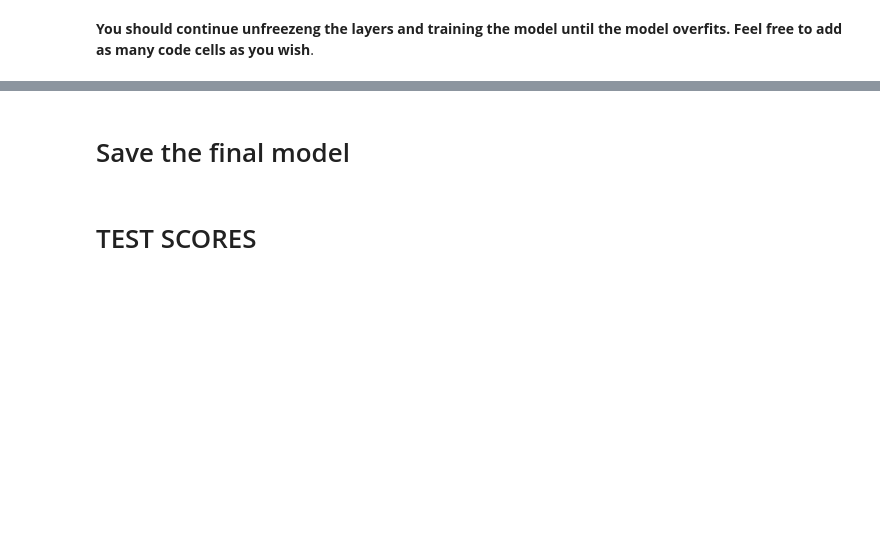
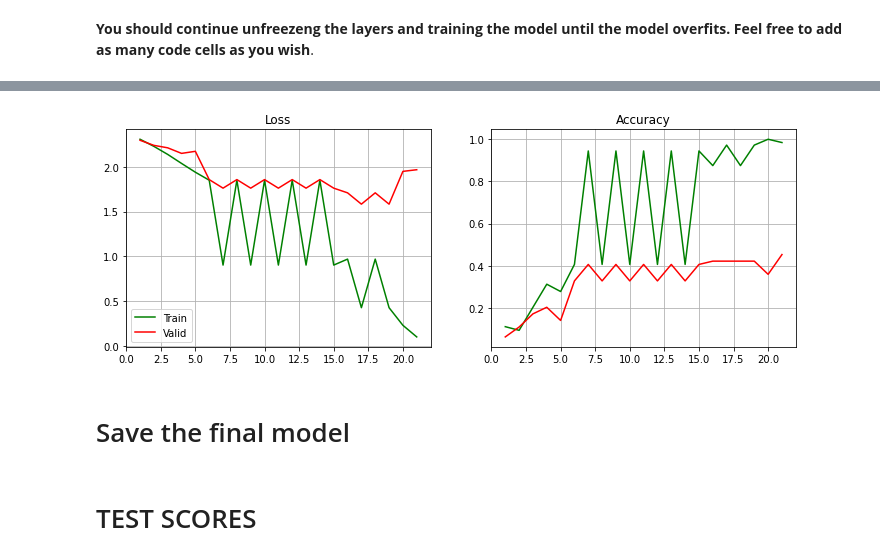
Before and after one commit to tdxa/Machine-learning-course, a Jupyter notebook: Xception.ipynb, the cells around one changed output, grey strips where cells are left out. Cells and saved outputs as stored; diff of their text form; code cells hidden in the pictures; blank space fills up the shorter version.

```diff
--- a/Xception.ipynb
+++ b/Xception.ipynb
@@ -286,0 +377,10 @@ model.save_weights('checkpoints/fine_tuning_126')
+# %%
+setup_to_finetune(model, args, not_trainable=106)
+
+history = model.fit(
+    train_generator,
+    steps_per_epoch = train_steps,
+    epochs = 2,
+    validation_data=validation_generator,
+    validation_steps = valid_steps,
+)
@@ -287,3 +392,8 @@ model.save_weights('checkpoints/fine_tuning_126')
+# %%
+ft106_history = process_and_display(history, ft116_history)
+model.save_weights('/content/drive/MyDrive/checkpoints/fine_tuning_106')
+# %% [output]
+[figure, added]
 # %% [markdown]
 # Save the final model
 # %%
```
Also changed, not shown: parts of 18 cells of this notebook.
